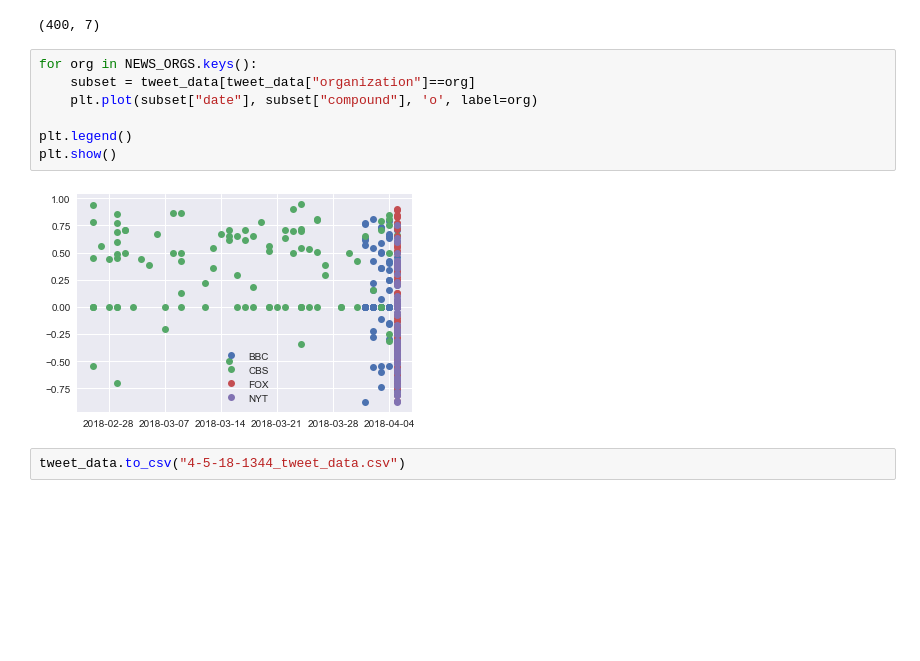
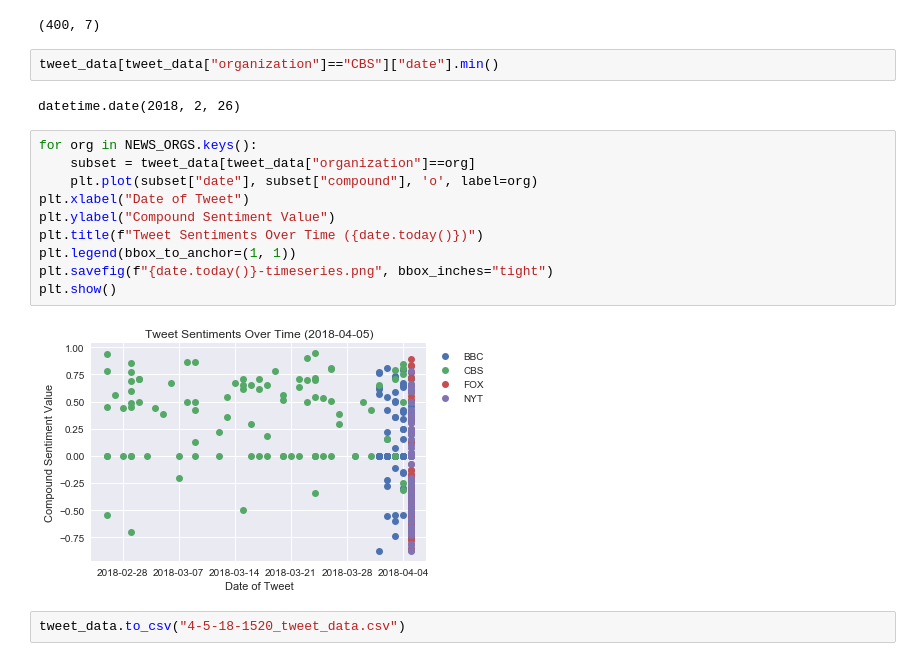
Before and after one commit to rpalo/tutoring-news-mood-example, a Jupyter notebook: News Mood.ipynb, the cells around one changed output. Cells and saved outputs as stored; diff of their text form; blank space fills up the shorter version.

Commit message:
Complete data analysis and plotting.

```diff
--- a/News Mood.ipynb
+++ b/News Mood.ipynb
@@ -113,14 +116,21 @@ tweet_data.head()
 print(tweet_data.shape)
 # %% [output]
 (400, 7)
+# %%
+tweet_data[tweet_data["organization"]=="CBS"]["date"].min()
+# %% [output]
+datetime.date(2018, 2, 26)
 # %%
 for org in NEWS_ORGS.keys():
     subset = tweet_data[tweet_data["organization"]==org]
     plt.plot(subset["date"], subset["compound"], 'o', label=org)
-
-plt.legend()
+plt.xlabel("Date of Tweet")
+plt.ylabel("Compound Sentiment Value")
+plt.title(f"Tweet Sentiments Over Time ({date.today()})")
+plt.legend(bbox_to_anchor=(1, 1))
+plt.savefig(f"{date.today()}-timeseries.png", bbox_inches="tight")
 plt.show()
 # %% [output]
-[figure, old version]
+[figure, new version]
 # %%
-tweet_data.to_csv("4-5-18-1344_tweet_data.csv")
+tweet_data.to_csv("4-5-18-1520_tweet_data.csv")
```
Also changed, not shown: parts of 10 cells of this notebook, 5 other files.
